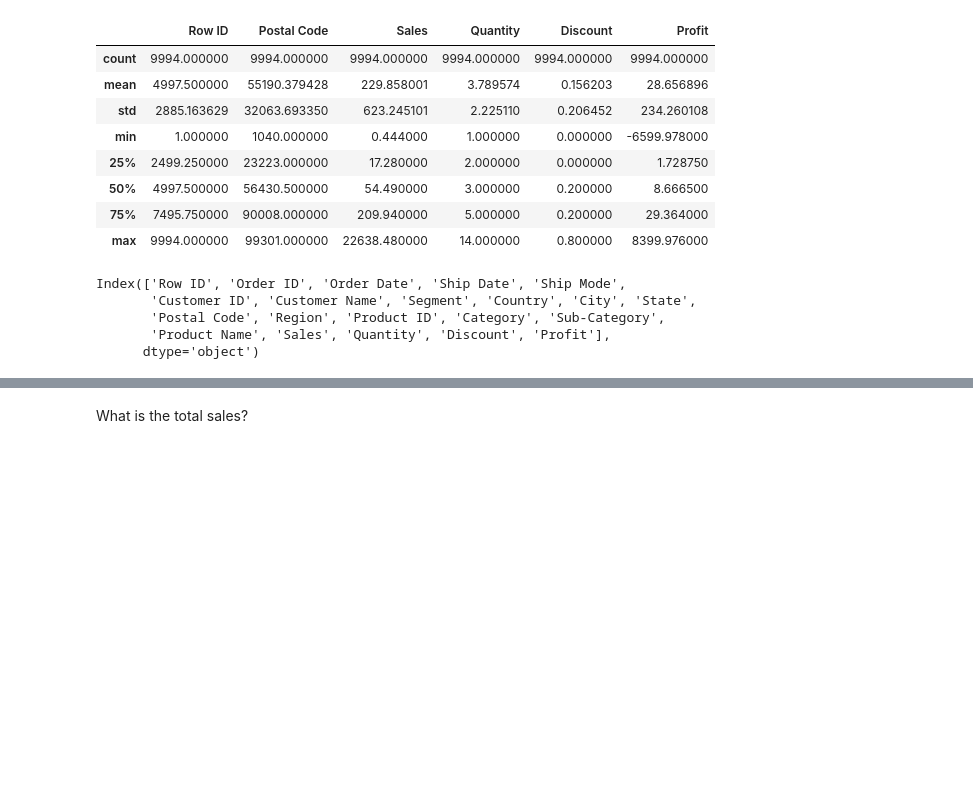
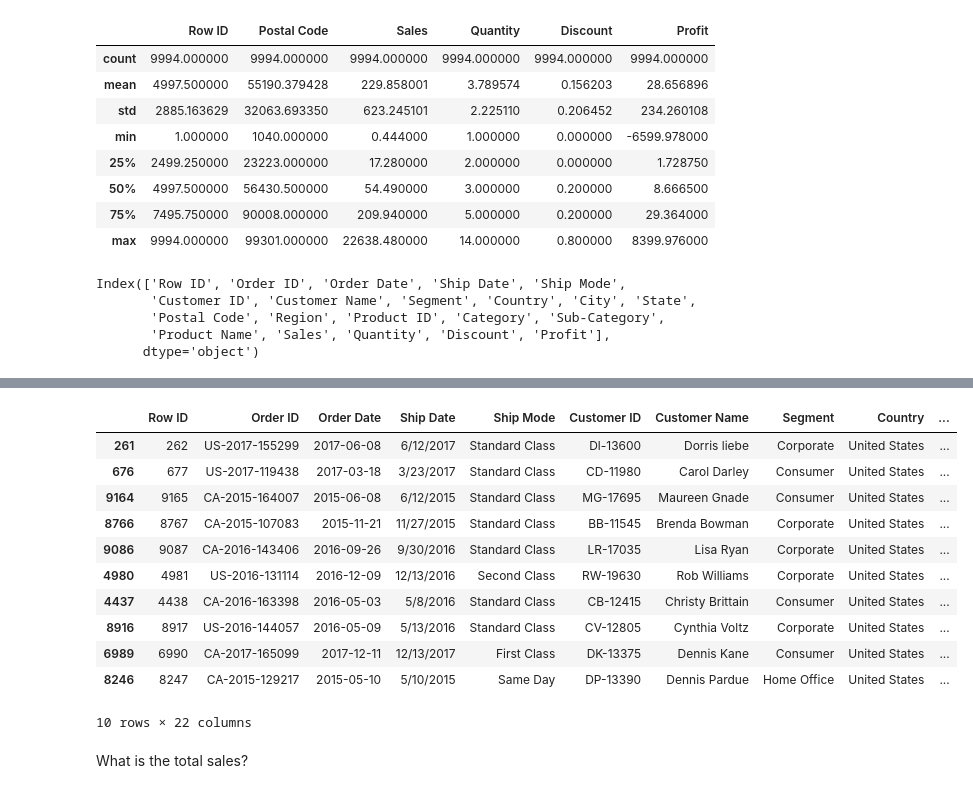
Before and after one commit to Andy230614/Sales-data-analysis, a Jupyter notebook: Notebooks/analysis.ipynb, the cells around one changed output, grey strips where cells are left out. Cells and saved outputs as stored; diff of their text form; code cells hidden in the pictures; blank space fills up the shorter version.

```diff
--- a/Notebooks/analysis.ipynb
+++ b/Notebooks/analysis.ipynb
@@ -55,3 +100,19 @@ Index(['Row ID', 'Order ID', 'Order Date', 'Ship Date', 'Ship Mode',
+# %%
+df["Profit Margin"] = df["Profit"]/df["Sales"]
+df.sort_values("Profit Margin").head(10)
+# %% [output]
+|  | Row ID | Order ID | Order Date | Ship Date | Ship Mode | Customer ID | Customer Name | Segment | Country | ... |
+| 261 | 262 | US-2017-155299 | 2017-06-08 | 6/12/2017 | Standard Class | Dl-13600 | Dorris liebe | Corporate | United States | ... |
+| 676 | 677 | US-2017-119438 | 2017-03-18 | 3/23/2017 | Standard Class | CD-11980 | Carol Darley | Consumer | United States | ... |
+| 9164 | 9165 | CA-2015-164007 | 2015-06-08 | 6/12/2015 | Standard Class | MG-17695 | Maureen Gnade | Consumer | United States | ... |
+| 8766 | 8767 | CA-2015-107083 | 2015-11-21 | 11/27/2015 | Standard Class | BB-11545 | Brenda Bowman | Corporate | United States | ... |
+| 9086 | 9087 | CA-2016-143406 | 2016-09-26 | 9/30/2016 | Standard Class | LR-17035 | Lisa Ryan | Corporate | United States | ... |
+| 4980 | 4981 | US-2016-131114 | 2016-12-09 | 12/13/2016 | Second Class | RW-19630 | Rob Williams | Corporate | United States | ... |
+| 4437 | 4438 | CA-2016-163398 | 2016-05-03 | 5/8/2016 | Standard Class | CB-12415 | Christy Brittain | Consumer | United States | ... |
+| 8916 | 8917 | US-2016-144057 | 2016-05-09 | 5/13/2016 | Standard Class | CV-12805 | Cynthia Voltz | Corporate | United States | ... |
+| 6989 | 6990 | CA-2017-165099 | 2017-12-11 | 12/13/2017 | First Class | DK-13375 | Dennis Kane | Consumer | United States | ... |
+| 8246 | 8247 | CA-2015-129217 | 2015-05-10 | 5/10/2015 | Same Day | DP-13390 | Dennis Pardue | Home Office | United States | ... |
+10 rows × 22 columns
 # %% [markdown]
 What is the total sales?
 # %%
```
Also changed, not shown: parts of 7 cells of this notebook, 2 other files.
